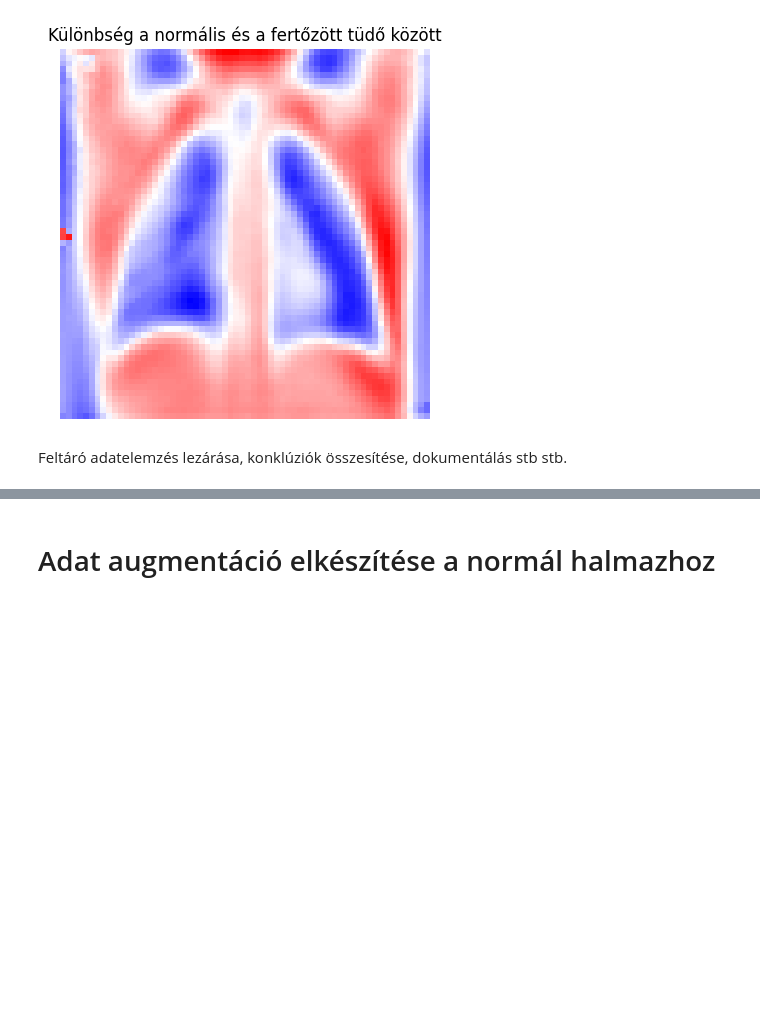
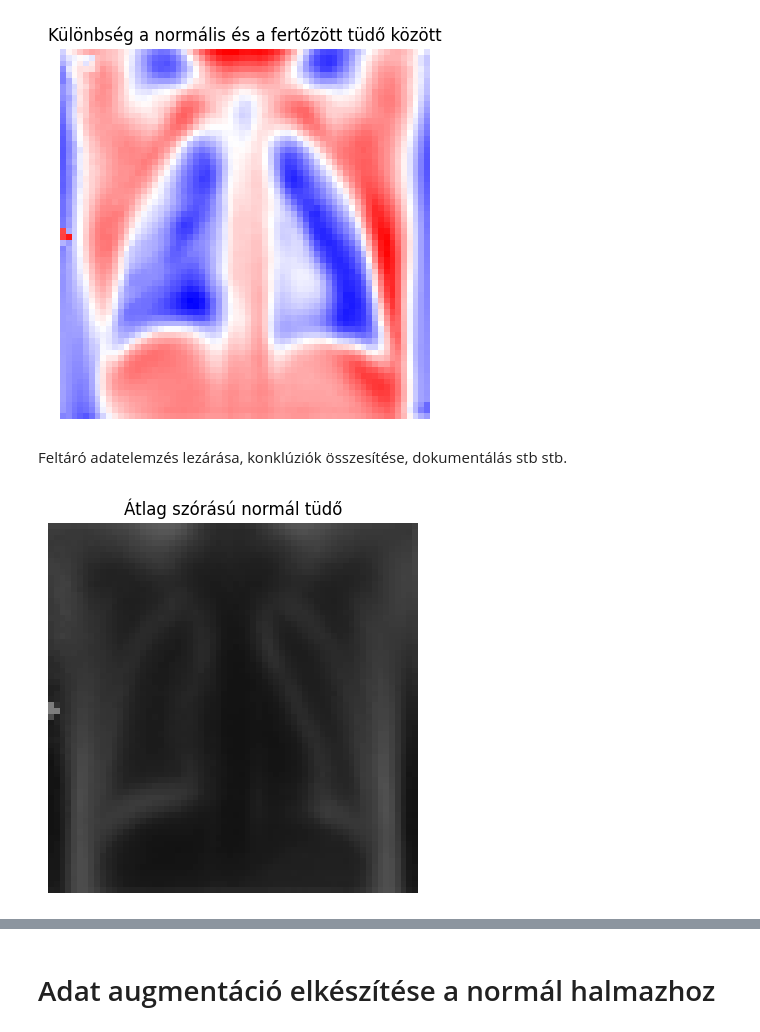
Before and after one commit to Adr1an11/Pneumonia-detection, a Jupyter notebook: pneunomia_detection.ipynb, the cells around one changed output, grey strips where cells are left out. Cells and saved outputs as stored; diff of their text form; code cells hidden in the pictures; blank space fills up the shorter version.

```diff
--- a/pneunomia_detection.ipynb
+++ b/pneunomia_detection.ipynb
@@ -286,5 +316,5 @@ ANL = mean_img(normal_array,"normál tüdő") # ANL = Average Normal Lung
 [figure]
 # %%
 list_of_files = os.listdir("/content/drive/MyDrive/Colab Notebooks/tudogyulladas/windows/train/PNEUMONIA/")
-normal_array = img2np("/content/drive/MyDrive/Colab Notebooks/tudogyulladas/windows/train/PNEUMONIA/",list_of_files)
+pneumonia_array = img2np("/content/drive/MyDrive/Colab Notebooks/tudogyulladas/windows/train/PNEUMONIA/",list_of_files)
 # %%
@@ -306,3 +336,21 @@ plt.show()
 [figure]
 # %% [markdown]
 Feltáró adatelemzés lezárása, konklúziók összesítése, dokumentálás stb stb.
+# %%
+# szórásos képek
+# minél sötétebbek a képek részei, azoknál a pixeleknél annál kisebb a szórás
+def std_deviation_img(matrix_array, title, img_size=(64, 64)):
+    matrix_array = np.array(matrix_array)  # Biztosítjuk, hogy NumPy tömb
+    deviation = np.std(matrix_array, axis=0)  # Átlagolás a képek dimenziója mentén
+    deviation = deviation.reshape(img_size)  # Visszaalakítás 2D formába
+
+    plt.imshow(deviation, vmin=0, vmax=255, cmap='Greys_r')
+    plt.title(f'Átlag szórású {title}')
+    plt.axis('off')
+    plt.show()
+
+    return deviation
+# %%
+DNL = std_deviation_img(normal_array,"normál tüdő") # DNL = Deviated Normal Lung
+# %% [output]
+[figure, added]
```
Also changed, not shown: parts of 43 cells of this notebook.
